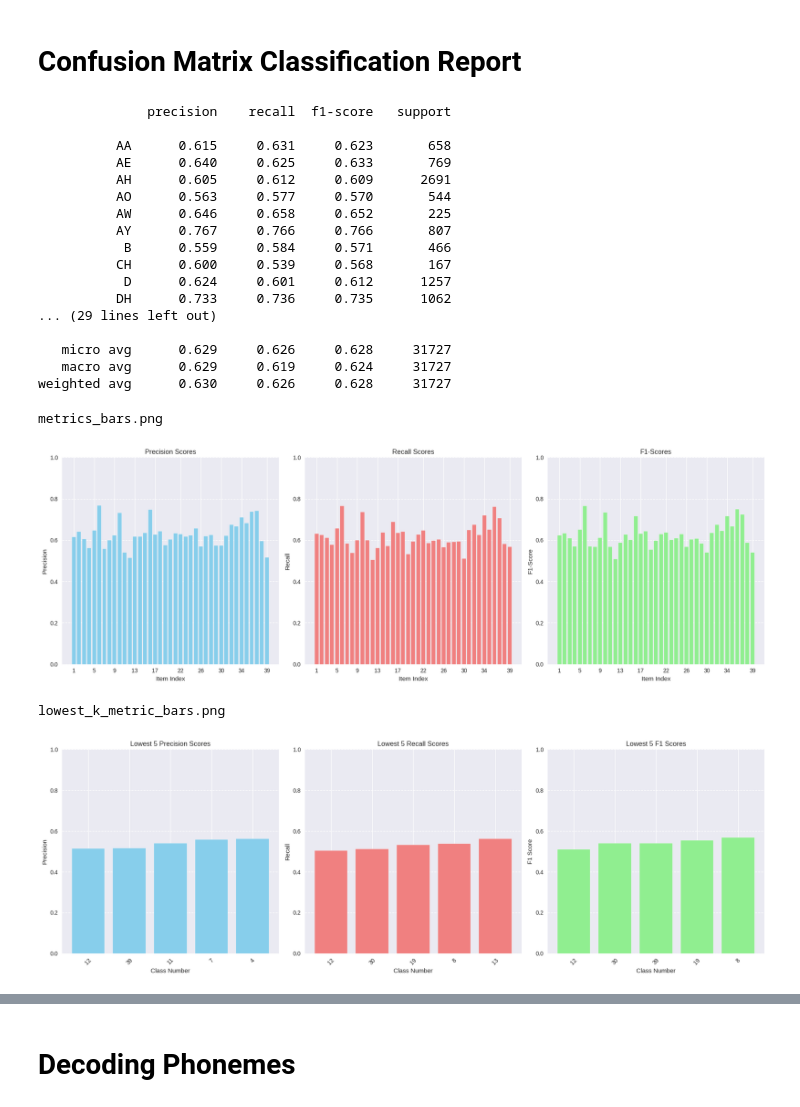
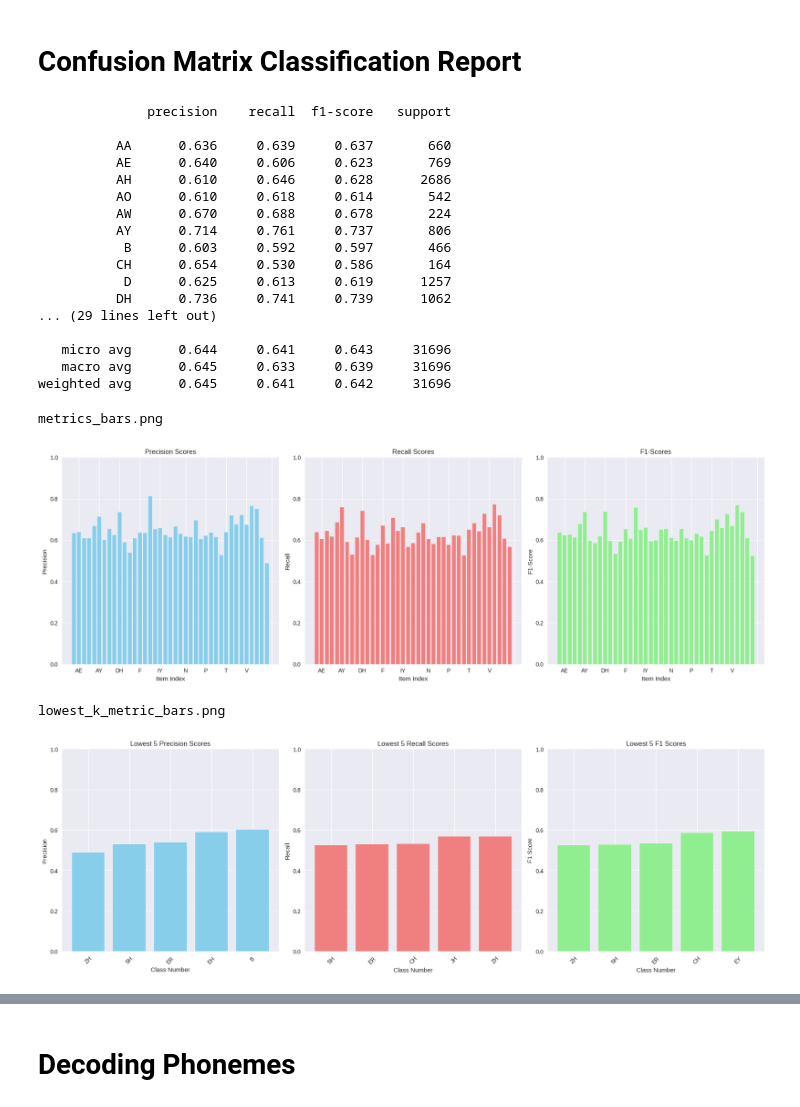
Before and after one commit to chengharv-pen/comp433_braintotext, a Jupyter notebook: project_files/AdamER_cnn_transformer/model-metrics.ipynb, the cells around one changed output, grey strips where cells are left out. Drawn from its saved outputs; the diff is of its cells as text; code cells hidden in the pictures.

```diff
--- a/project_files/AdamER_cnn_transformer/model-metrics.ipynb
+++ b/project_files/AdamER_cnn_transformer/model-metrics.ipynb
@@ -9,8 +9,11 @@ k = 5  # how many lowest/highest values to show
 from omegaconf import OmegaConf
 from cnn_transformer_trainer import BrainToText_Trainer
 
-args = OmegaConf.load(f'trained_models/{MODEL_NAME}/checkpoint/args.yaml')
+args = OmegaConf.load(f'metrics/{MODEL_NAME}/args.yaml')
 # %%
+# safety check
+args['dataset_dir'] = '../../data/hdf5_data_final'
+
 args['mode'] = 'x'
 args['save_best_checkpoint'] = False
 args['init_from_checkpoint'] = True
@@ -395,21 +398,21 @@ print(report)
 # %% [output]
               precision    recall  f1-score   support
 
-          AA      0.615     0.631     0.623       658
-          AE      0.640     0.625     0.633       769
-          AH      0.605     0.612     0.609      2691
-          AO      0.563     0.577     0.570       544
-          AW      0.646     0.658     0.652       225
-          AY      0.767     0.766     0.766       807
-           B      0.559     0.584     0.571       466
-          CH      0.600     0.539     0.568       167
-           D      0.624     0.601     0.612      1257
-          DH      0.733     0.736     0.735      1062
+          AA      0.636     0.639     0.637       660
+          AE      0.640     0.606     0.623       769
+          AH      0.610     0.646     0.628      2686
+          AO      0.610     0.618     0.614       542
+          AW      0.670     0.688     0.678       224
+          AY      0.714     0.761     0.737       806
+           B      0.603     0.592     0.597       466
+          CH      0.654     0.530     0.586       164
+           D      0.625     0.613     0.619      1257
+          DH      0.736     0.741     0.739      1062
 ... (29 lines left out)
 
-   micro avg      0.629     0.626     0.628     31727
-   macro avg      0.629     0.619     0.624     31727
-weighted avg      0.630     0.626     0.628     31727
+   micro avg      0.644     0.641     0.643     31696
+   macro avg      0.645     0.633     0.639     31696
+weighted avg      0.645     0.641     0.642     31696
 # %%
 report = classification_report(
     true_labels_flat,
@@ -426,13 +429,12 @@ f1_score_list  = [report[name]["f1-score"]  for name in phoneme_labels]
 support_list   = [report[name]["support"]   for name in phoneme_labels]
 # %%
 num_items = len(precision_list)
-x_index = np.arange(1, num_items + 1)
 
 # Create a figure with 3 subplots
 fig, axes = plt.subplots(nrows=1, ncols=3, figsize=(18, 6))
 
 # Precision subplot
-axes[0].bar(x_index, precision_list, color='skyblue')
+axes[0].bar(phoneme_labels, precision_list, color='skyblue')
 axes[0].set_title('Precision Scores')
 axes[0].set_xlabel('Item Index')
 axes[0].set_ylabel('Precision')
@@ -441,7 +443,7 @@ axes[0].set_ylim(0, 1)
 axes[0].set_xticks(np.linspace(1, num_items, 10, dtype=int))
 
 # Recall subplot
-axes[1].bar(x_index, recall_list, color='lightcoral')
+axes[1].bar(phoneme_labels, recall_list, color='lightcoral')
 axes[1].set_title('Recall Scores')
 axes[1].set_xlabel('Item Index')
 axes[1].set_ylabel('Recall')
@@ -450,7 +452,7 @@ axes[1].set_ylim(0, 1)
 axes[1].set_xticks(np.linspace(1, num_items, 10, dtype=int))
 
 # F1-Score subplot
-axes[2].bar(x_index, f1_score_list, color='lightgreen')
+axes[2].bar(phoneme_labels, f1_score_list, color='lightgreen')
 axes[2].set_title('F1-Scores')
 axes[2].set_xlabel('Item Index')
 axes[2].set_ylabel('F1-Score')
@@ -464,7 +466,7 @@ print('metrics_bars.png')
 plt.show()
 # %% [output]
 metrics_bars.png
-[figure, old version]
+[figure, new version]
 # %%
 def get_lowest_k(arr, k):
     """Return (sorted_values, sorted_indices) for the lowest-k entries."""
@@ -491,6 +493,11 @@ f1_arr = np.array(f1_score_list)
 prec_vals, prec_classes = get_lowest_k(precision_arr, k)
 rec_vals, rec_classes = get_lowest_k(recall_arr, k)
 f1_vals, f1_classes = get_lowest_k(f1_arr, k)
+
+# Convert class numbers → phoneme labels
+prec_classes = [phoneme_labels[c-1] for c in prec_classes]
+rec_classes  = [phoneme_labels[c-1] for c in rec_classes]
+f1_classes   = [phoneme_labels[c-1] for c in f1_classes]
 
 fig, axes = plt.subplots(1, 3, figsize=(18, 6))
 
@@ -503,34 +510,34 @@ axes[0].set_xlabel('Class Number')
 axes[0].set_ylabel('Precision')
 axes[0].set_ylim(0, 1)
 axes[0].grid(axis='y', linestyle='--')
 
 # Recall subplot
 axes[1].bar(range(k), rec_vals, color='lightcoral')
 axes[1].set_xticks(range(k))
 axes[1].set_xticklabels(rec_classes, rotation=45)
 axes[1].set_title(f'Lowest {k} Recall Scores')
 axes[1].set_xlabel('Class Number')
 axes[1].set_ylabel('Recall')
 axes[1].set_ylim(0, 1)
 axes[1].grid(axis='y', linestyle='--')
 
 # F1 subplot
 axes[2].bar(range(k), f1_vals, color='lightgreen')
 axes[2].set_xticks(range(k))
 axes[2].set_xticklabels(f1_classes, rotation=45)
 axes[2].set_title(f'Lowest {k} F1 Scores')
 axes[2].set_xlabel('Class Number')
 axes[2].set_ylabel('F1 Score')
 axes[2].set_ylim(0, 1)
 axes[2].grid(axis='y', linestyle='--')
 
 plt.tight_layout()
 plt.savefig(f"./metrics/{MODEL_NAME}/lowest_k_metric_bars.png")
 print("lowest_k_metric_bars.png")
 plt.show()
 # %% [output]
 lowest_k_metric_bars.png
-[figure, old version]
+[figure, new version]
 # %%
 # Get sorted lowest-k values + class numbers
 prec_vals, prec_classes = get_highest_k(precision_arr, k)
```
Also changed, not shown: parts of 10 cells of this notebook, 22 other files.
